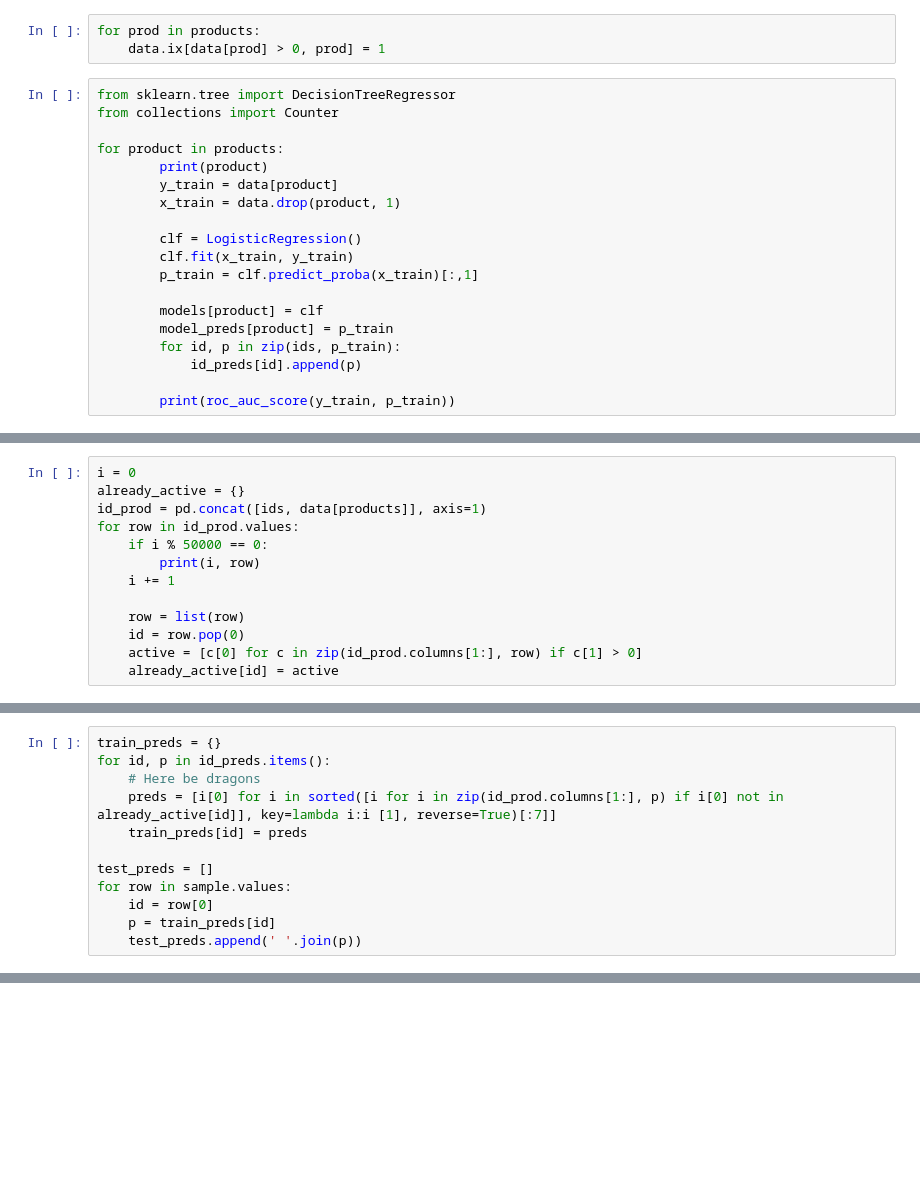
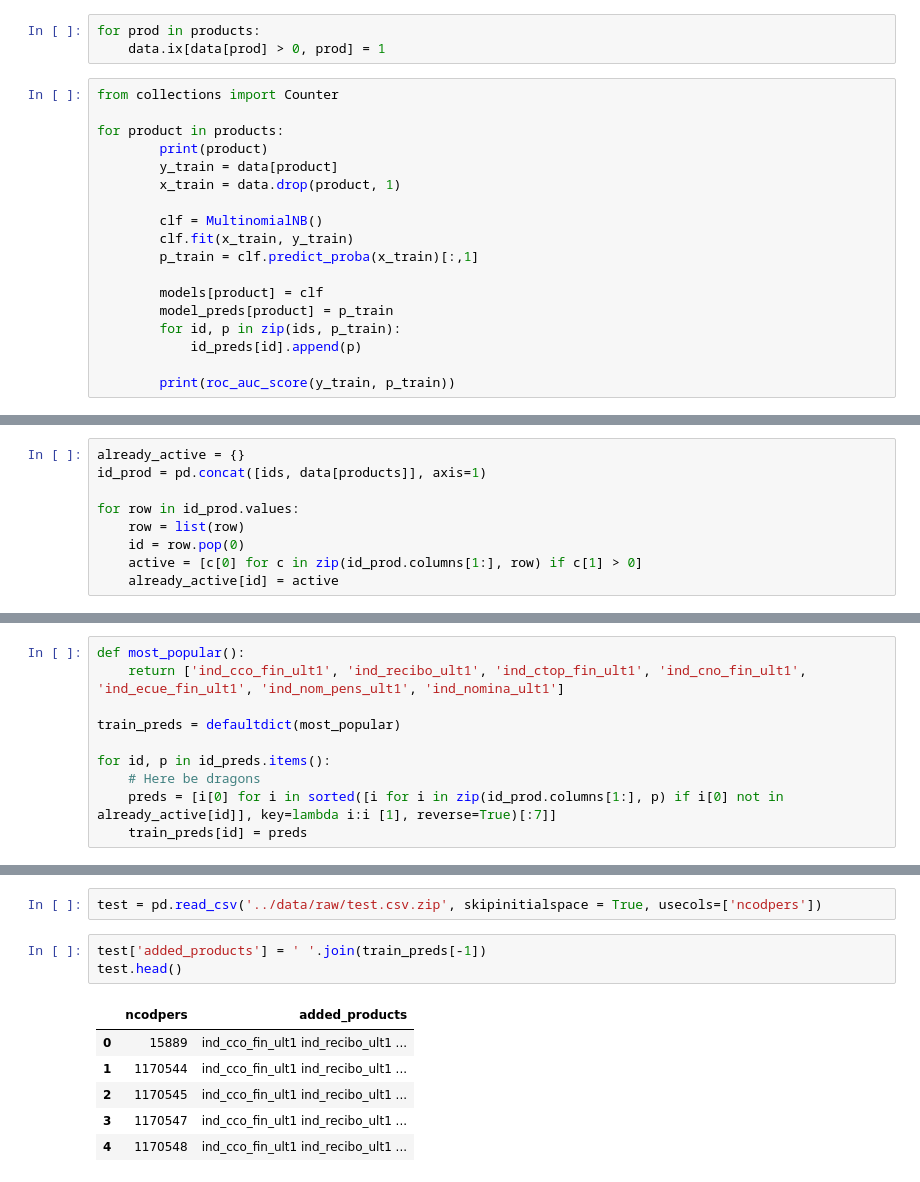
Before and after one commit to PetrShypila/Santander-Competition, a Jupyter notebook: notebooks/3-prediction.ipynb, the cells around one changed output, grey strips where cells are left out. Cells and saved outputs as stored; diff of their text form; blank space fills up the shorter version.

```diff
--- a/notebooks/3-prediction.ipynb
+++ b/notebooks/3-prediction.ipynb
@@ -30,7 +30,6 @@ products = ['ind_ahor_fin_ult1', 'ind_aval_fin_ult1', 'ind_cco_fin_ult1',
 for prod in products:
     data.ix[data[prod] > 0, prod] = 1
 # %%
-from sklearn.tree import DecisionTreeRegressor
 from collections import Counter
 
 for product in products:
@@ -38,7 +37,7 @@ for product in products:
         y_train = data[product]
         x_train = data.drop(product, 1)
 
-        clf = LogisticRegression()
+        clf = MultinomialNB()
         clf.fit(x_train, y_train)
         p_train = clf.predict_proba(x_train)[:,1]
 
@@ -69,12 +68,8 @@ ind_recibo_ult1
 # %%
-i = 0
 already_active = {}
 id_prod = pd.concat([ids, data[products]], axis=1)
+
 for row in id_prod.values:
-    if i % 50000 == 0:
-        print(i, row)
-    i += 1
-
     row = list(row)
     id = row.pop(0)
     active = [c[0] for c in zip(id_prod.columns[1:], row) if c[1] > 0]
@@ -120,12 +85,10 @@ already_active
 # %%
-train_preds = {}
+def most_popular():
+    return ['ind_cco_fin_ult1', 'ind_recibo_ult1', 'ind_ctop_fin_ult1', 'ind_cno_fin_ult1', 'ind_ecue_fin_ult1', 'ind_nom_pens_ult1', 'ind_nomina_ult1']
+
+train_preds = defaultdict(most_popular)
+
 for id, p in id_preds.items():
     # Here be dragons
     preds = [i[0] for i in sorted([i for i in zip(id_prod.columns[1:], p) if i[0] not in already_active[id]], key=lambda i:i [1], reverse=True)[:7]]
     train_preds[id] = preds
-
-test_preds = []
-for row in sample.values:
-    id = row[0]
-    p = train_preds[id]
-    test_preds.append(' '.join(p))
@@ -133,0 +105,12 @@ NameError: name 'sample' is not defined
+# %%
+test = pd.read_csv('../data/raw/test.csv.zip', skipinitialspace = True, usecols=['ncodpers'])
+# %%
+test['added_products'] = ' '.join(train_preds[-1])
+test.head()
+# %% [output]
+|  | ncodpers | added_products |
+| 0 | 15889 | ind_cco_fin_ult1 ind_recibo_ult1 ... |
+| 1 | 1170544 | ind_cco_fin_ult1 ind_recibo_ult1 ... |
+| 2 | 1170545 | ind_cco_fin_ult1 ind_recibo_ult1 ... |
+| 3 | 1170547 | ind_cco_fin_ult1 ind_recibo_ult1 ... |
+| 4 | 1170548 | ind_cco_fin_ult1 ind_recibo_ult1 ... |
```
Also changed, not shown: parts of 12 cells of this notebook, 3 other files.
